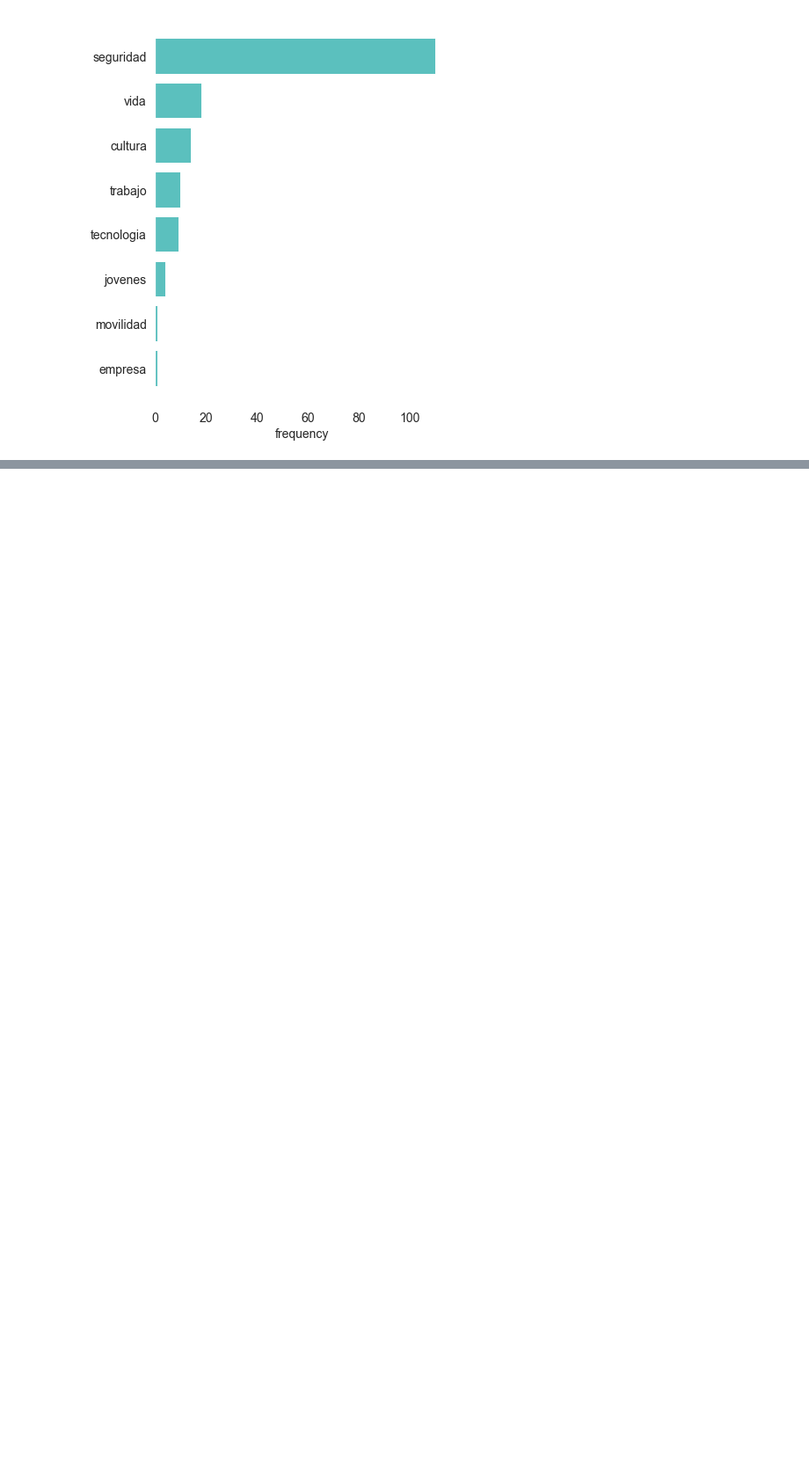
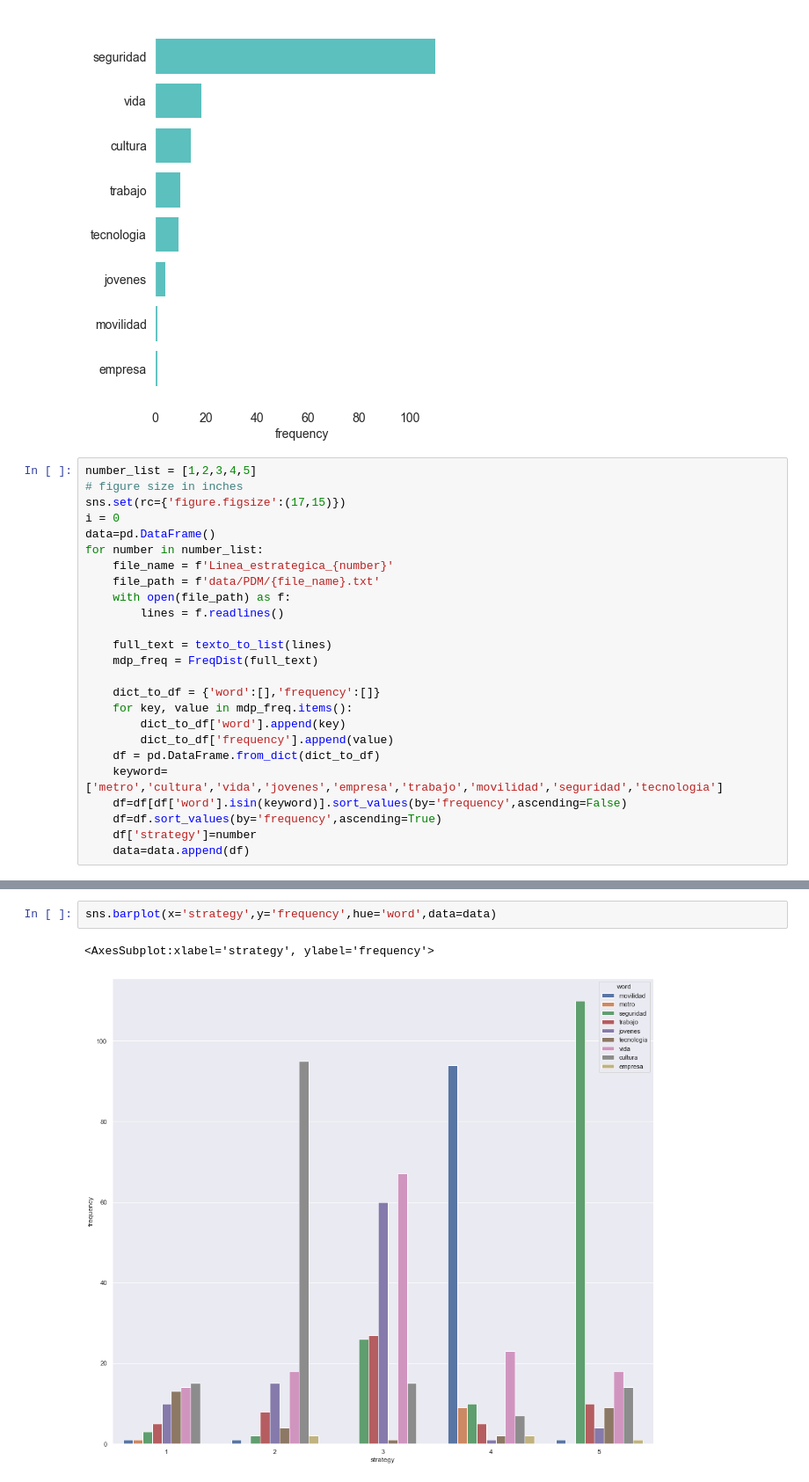
Before and after one commit to GDLPLearning/Sentiment-Analysis-for-the-MDP, a Jupyter notebook: notebooks/Exploratory/4-data-preparation.ipynb, the cells around one changed output, grey strips where cells are left out. Shown at 88% size. Saved outputs shown, nothing was run; the diff lists cells and outputs as text; blank space fills up the shorter version.

```diff
--- a/notebooks/Exploratory/4-data-preparation.ipynb
+++ b/notebooks/Exploratory/4-data-preparation.ipynb
@@ -673,3 +673,28 @@ plt.show()
 [figure]
 [figure]
 [figure]
+# %%
+number_list = [1,2,3,4,5]
+# figure size in inches
+sns.set(rc={'figure.figsize':(17,15)})
+i = 0
+data=pd.DataFrame()
+for number in number_list:
+    file_name = f'Linea_estrategica_{number}'
+    file_path = f'data/PDM/{file_name}.txt'
+    with open(file_path) as f:
+        lines = f.readlines()
+
+    full_text = texto_to_list(lines)
+    mdp_freq = FreqDist(full_text)
+
+    dict_to_df = {'word':[],'frequency':[]}
+    for key, value in mdp_freq.items():
+        dict_to_df['word'].append(key)
+        dict_to_df['frequency'].append(value)
+    df = pd.DataFrame.from_dict(dict_to_df)
+    keyword=['metro','cultura','vida','jovenes','empresa','trabajo','movilidad','seguridad','tecnologia']
+    df=df[df['word'].isin(keyword)].sort_values(by='frequency',ascending=False)
+    df=df.sort_values(by='frequency',ascending=True)
+    df['strategy']=number
+    data=data.append(df)
@@ -675,0 +721,5 @@ plt.show()
+# %%
+sns.barplot(x='strategy',y='frequency',hue='word',data=data)
+# %% [output]
+<AxesSubplot:xlabel='strategy', ylabel='frequency'>
+[figure, added]
```
Also changed, not shown: parts of 1 cell of this notebook, 2 other files.
